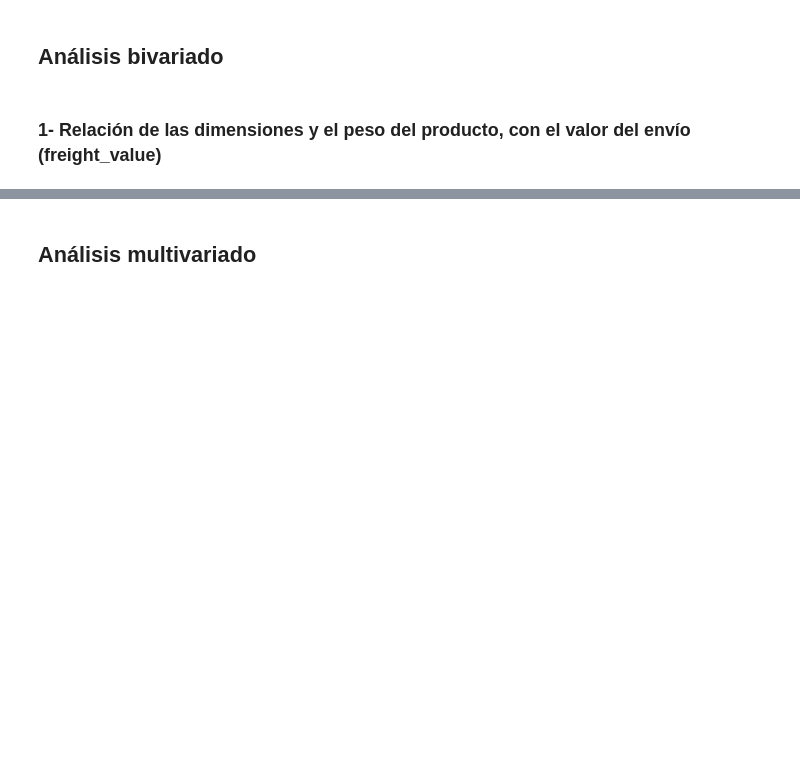
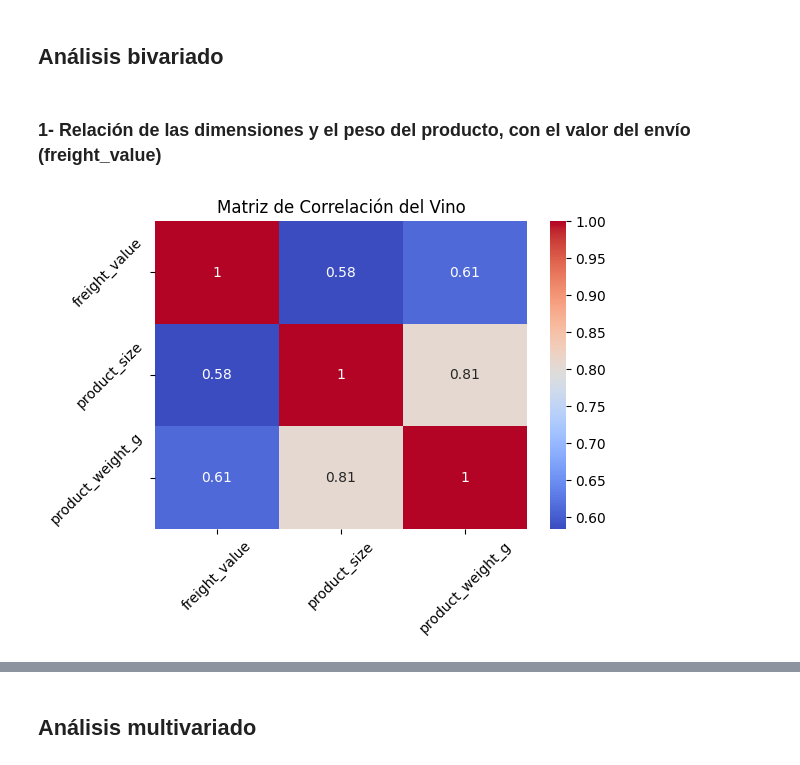
Before and after one commit to nicobotti91/coderds, a Jupyter notebook: etapas_basicas_dsii_botti_1er_entrega_testDSI.ipynb, the cells around one changed output, grey strips where cells are left out. Saved outputs shown, nothing was run; the diff lists cells and outputs as text; code cells hidden in the pictures; blank space fills up the shorter version.

```diff
--- a/etapas_basicas_dsii_botti_1er_entrega_testDSI.ipynb
+++ b/etapas_basicas_dsii_botti_1er_entrega_testDSI.ipynb
@@ -790,3 +793,16 @@ También vemos que por order se compra en la mayoría de las veces (97%) un úni
 ## **Análisis bivariado**
 # %% [markdown]
 ### **1- Relación de las dimensiones y el peso del producto, con el valor del envío (freight_value)**
+# %%
+# Matriz de correlación
+correlation_matrix = df_merged_total[['freight_value','product_size','product_weight_g']].corr()
+
+# Mapa de calor
+plt.figure(figsize=(6,4))
+sns.heatmap(correlation_matrix, annot=True, cmap='coolwarm')
+plt.title('Matriz de Correlación del Vino')
+plt.xticks(rotation = 45)
+plt.yticks(rotation = 45)
+plt.show()
+# %% [output]
+[figure, added]
```
Also changed, not shown: parts of 18 cells of this notebook.
